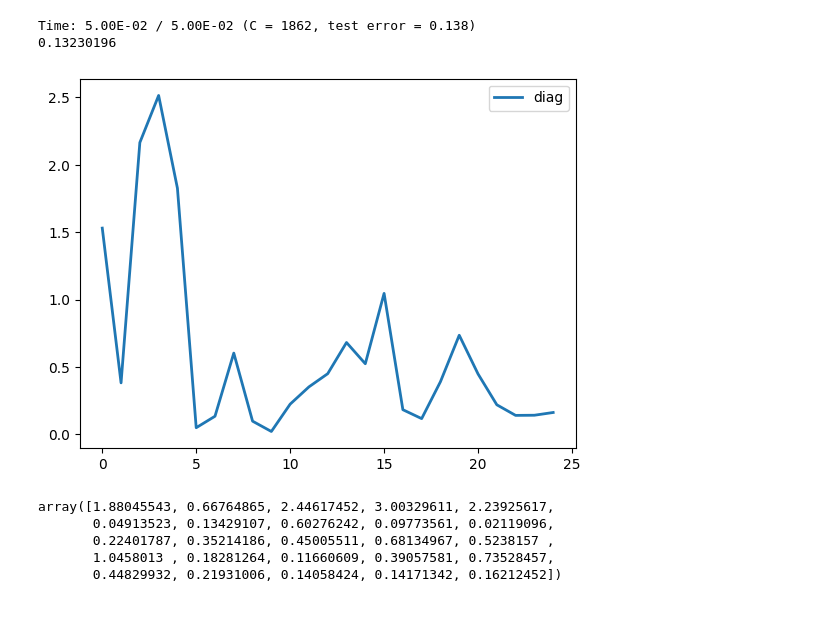
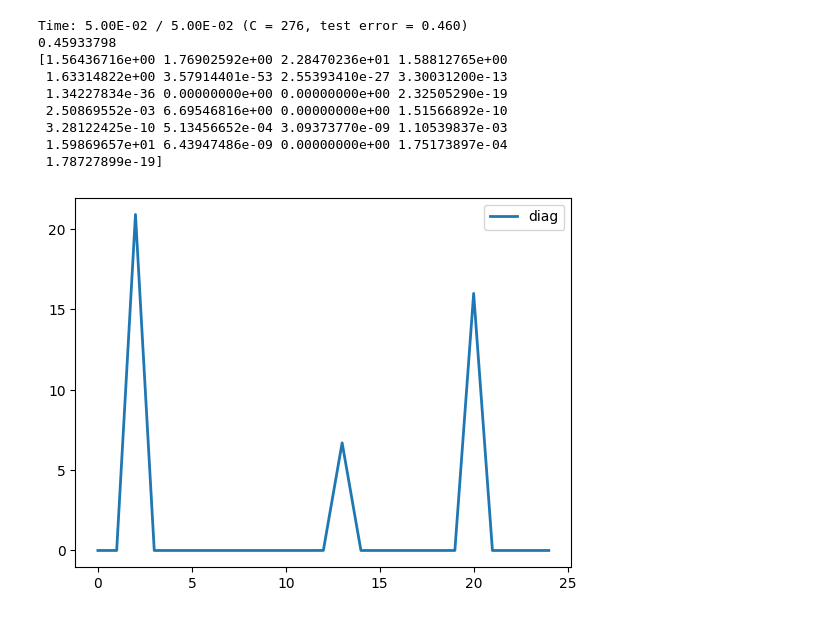
Before and after one commit to Xieyangxinyu/vie, a Jupyter notebook: tree.ipynb, the cells around one changed output. Saved outputs shown, nothing was run; the diff lists cells and outputs as text; code cells hidden in the pictures.

```diff
--- a/tree.ipynb
+++ b/tree.ipynb
@@ -189,45 +189,48 @@ def evaluate_all_lifetimes(X, y, X_test, y_test, M, lifetime_max, delta,
 
     grads = np.array(grad_fs(X_all[N:], Z_all[N:, M:].todense(), feature_indices, threshold, w_kernel))
     # this function returns a dictionary with all values of interest stored in it
-    return grads
+    return grads, y_hat_test
 # %%
 def simulate_y(x):
     y = x[:, 0]**3 + x[:, 1]**3 + x[:, 2]**3 + x[:, 3]**3 + x[:, 4]**3
     return y
-# %%
-dim_in = 25
-x = np.random.rand(1000,dim_in)*2 - 1
-x_test = np.random.rand(1000,dim_in)*2 - 1
-y = simulate_y(x)
-y_test = simulate_y(x_test)
-M = 100                      # number of Mondrian trees to use
-lifetime_max = 0.05          # terminal lifetime
-weights_lifetime = 2*1e-6   # lifetime for which weights should be plotted
-delta = 0.1
-
-grads = evaluate_all_lifetimes(x, y, x_test, y_test, M, lifetime_max, delta)
-
-import matplotlib.pyplot as plt
-
-x = np.linspace(0, dim_in-1, dim_in)
-
-fig, ax = plt.subplots()
-
-ax.plot(x, np.mean(grads**2, axis=0), linewidth=2.0, label = "diag")
-
-plt.legend()
-plt.show()
-
-grads_true = 5*(x_test**4)
-x_test[:, 5:] = 0
-
-np.mean((x_test - grads)**2, axis = 0)
-# %% [output]
-Time: 5.00E-02 / 5.00E-02 (C = 1862, test error = 0.138)
-0.13230196
-[figure, removed]
-array([1.88045543, 0.66764865, 2.44617452, 3.00329611, 2.23925617,
-       0.04913523, 0.13429107, 0.60276242, 0.09773561, 0.02119096,
-       0.22401787, 0.35214186, 0.45005511, 0.68134967, 0.5238157 ,
-       1.0458013 , 0.18281264, 0.11660609, 0.39057581, 0.73528457,
-       0.44829932, 0.21931006, 0.14058424, 0.14171342, 0.16212452])
+# %%
+import matplotlib.pyplot as plt
+def draw(dim_in, psi_est):
+    x = np.linspace(0, dim_in-1, dim_in)
+
+    fig, ax = plt.subplots()
+
+    ax.plot(x, psi_est, linewidth=2.0, label = "diag")
+
+    plt.legend()
+    plt.show()
+
+dim_in = 25
+x = np.random.rand(100,dim_in)*2 - 1
+x_test = np.random.rand(100,dim_in)*2 - 1
+y = simulate_y(x)
+y_test = simulate_y(x_test)
+M = 20                      # number of Mondrian trees to use
+lifetime_max = 0.05          # terminal lifetime
+delta = 0.1
+
+grads, y_hat_test = evaluate_all_lifetimes(x, y, x_test, y_test, M, lifetime_max, delta)
+
+grads_true = 3*(x_test**2)
+grads_true[:, 5:] = 0
+
+print(np.mean((grads_true - grads)**2, axis = 0))
+
+draw(dim_in, np.mean(grads**2, axis = 0))
+# %% [output]
+Time: 5.00E-02 / 5.00E-02 (C = 276, test error = 0.460)
+0.45933798
+[1.56436716e+00 1.76902592e+00 2.28470236e+01 1.58812765e+00
+ 1.63314822e+00 3.57914401e-53 2.55393410e-27 3.30031200e-13
+ 1.34227834e-36 0.00000000e+00 0.00000000e+00 2.32505290e-19
+ 2.50869552e-03 6.69546816e+00 0.00000000e+00 1.51566892e-10
+ 3.28122425e-10 5.13456652e-04 3.09373770e-09 1.10539837e-03
+ 1.59869657e+01 6.43947486e-09 0.00000000e+00 1.75173897e-04
+ 1.78727899e-19]
+[figure, added]
```
Also changed, not shown: parts of 3 cells of this notebook.
